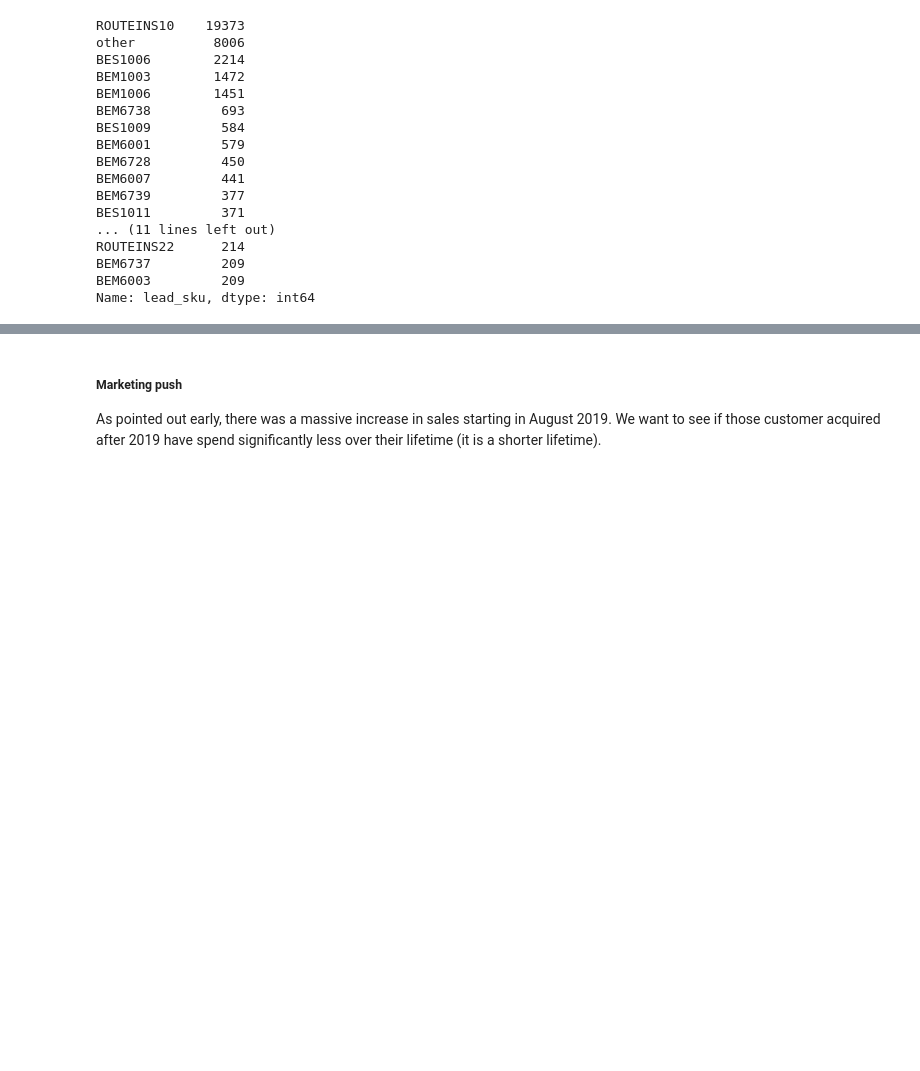
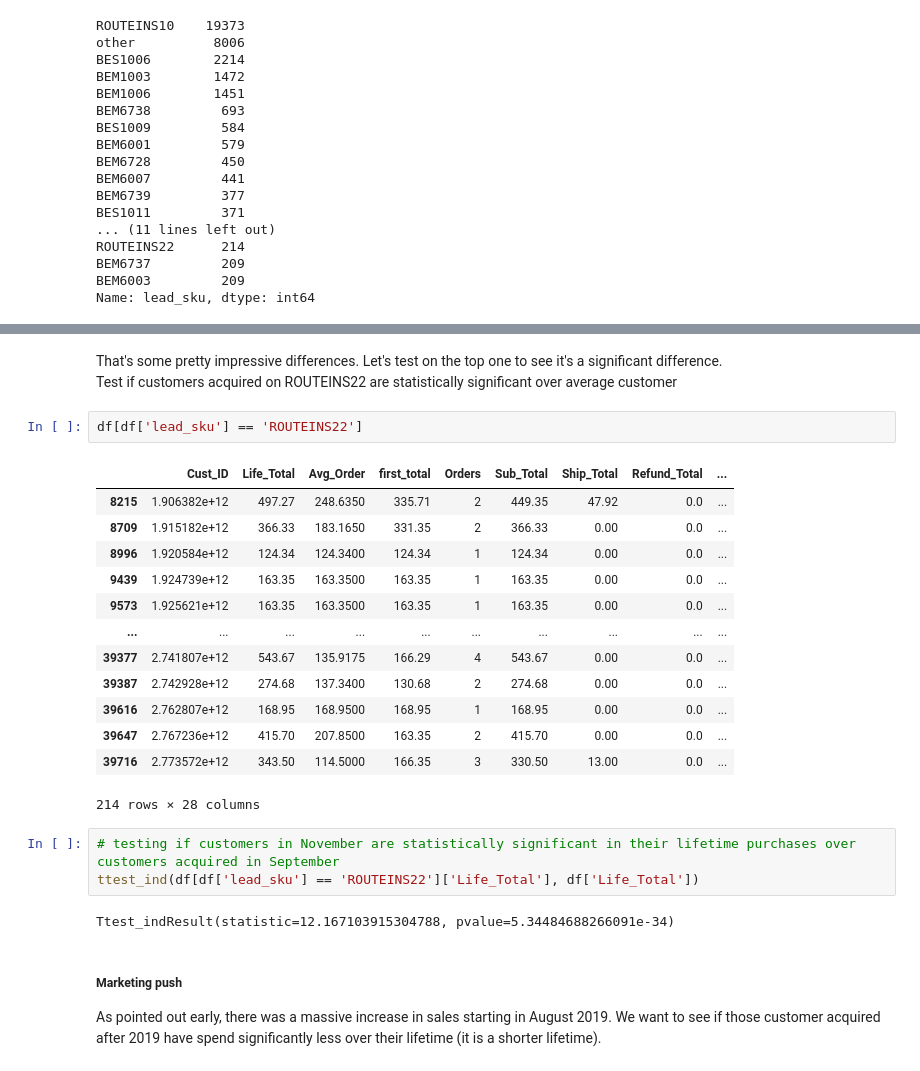
Before and after one commit to shahinrostami/Shopify-CLV, a Jupyter notebook: Cap2_EDA.ipynb, the cells around one changed output, grey strips where cells are left out. Cells and saved outputs as stored; diff of their text form; blank space fills up the shorter version.

```diff
--- a/Cap2_EDA.ipynb
+++ b/Cap2_EDA.ipynb
@@ -558,3 +585,27 @@ That looks much better and is now a usable feature in the model.
+# %% [markdown]
+That's some pretty impressive differences. Let's test on the top one to see it's a significant difference. <br>
+Test if customers acquired on ROUTEINS22 are statistically significant over average customer
+# %%
+df[df['lead_sku'] == 'ROUTEINS22']
+# %% [output]
+|  | Cust_ID | Life_Total | Avg_Order | first_total | Orders | Sub_Total | Ship_Total | Refund_Total | ... |
+| 8215 | 1.906382e+12 | 497.27 | 248.6350 | 335.71 | 2 | 449.35 | 47.92 | 0.0 | ... |
+| 8709 | 1.915182e+12 | 366.33 | 183.1650 | 331.35 | 2 | 366.33 | 0.00 | 0.0 | ... |
+| 8996 | 1.920584e+12 | 124.34 | 124.3400 | 124.34 | 1 | 124.34 | 0.00 | 0.0 | ... |
+| 9439 | 1.924739e+12 | 163.35 | 163.3500 | 163.35 | 1 | 163.35 | 0.00 | 0.0 | ... |
+| 9573 | 1.925621e+12 | 163.35 | 163.3500 | 163.35 | 1 | 163.35 | 0.00 | 0.0 | ... |
+| ... | ... | ... | ... | ... | ... | ... | ... | ... | ... |
+| 39377 | 2.741807e+12 | 543.67 | 135.9175 | 166.29 | 4 | 543.67 | 0.00 | 0.0 | ... |
+| 39387 | 2.742928e+12 | 274.68 | 137.3400 | 130.68 | 2 | 274.68 | 0.00 | 0.0 | ... |
+| 39616 | 2.762807e+12 | 168.95 | 168.9500 | 168.95 | 1 | 168.95 | 0.00 | 0.0 | ... |
+| 39647 | 2.767236e+12 | 415.70 | 207.8500 | 163.35 | 2 | 415.70 | 0.00 | 0.0 | ... |
+| 39716 | 2.773572e+12 | 343.50 | 114.5000 | 166.35 | 3 | 330.50 | 13.00 | 0.0 | ... |
+214 rows × 28 columns
+# %%
+# testing if customers in November are statistically significant in their lifetime purchases over customers acquired in September
+ttest_ind(df[df['lead_sku'] == 'ROUTEINS22']['Life_Total'], df['Life_Total'])
+# %% [output]
+Ttest_indResult(statistic=12.167103915304788, pvalue=5.34484688266091e-34)
 # %% [markdown]
 ##### Marketing push
 As pointed out early, there was a massive increase in sales starting in August 2019. We want to see if those customer acquired after 2019 have spend significantly less over their lifetime (it is a shorter lifetime).
```
Also changed, not shown: parts of 19 cells of this notebook.
